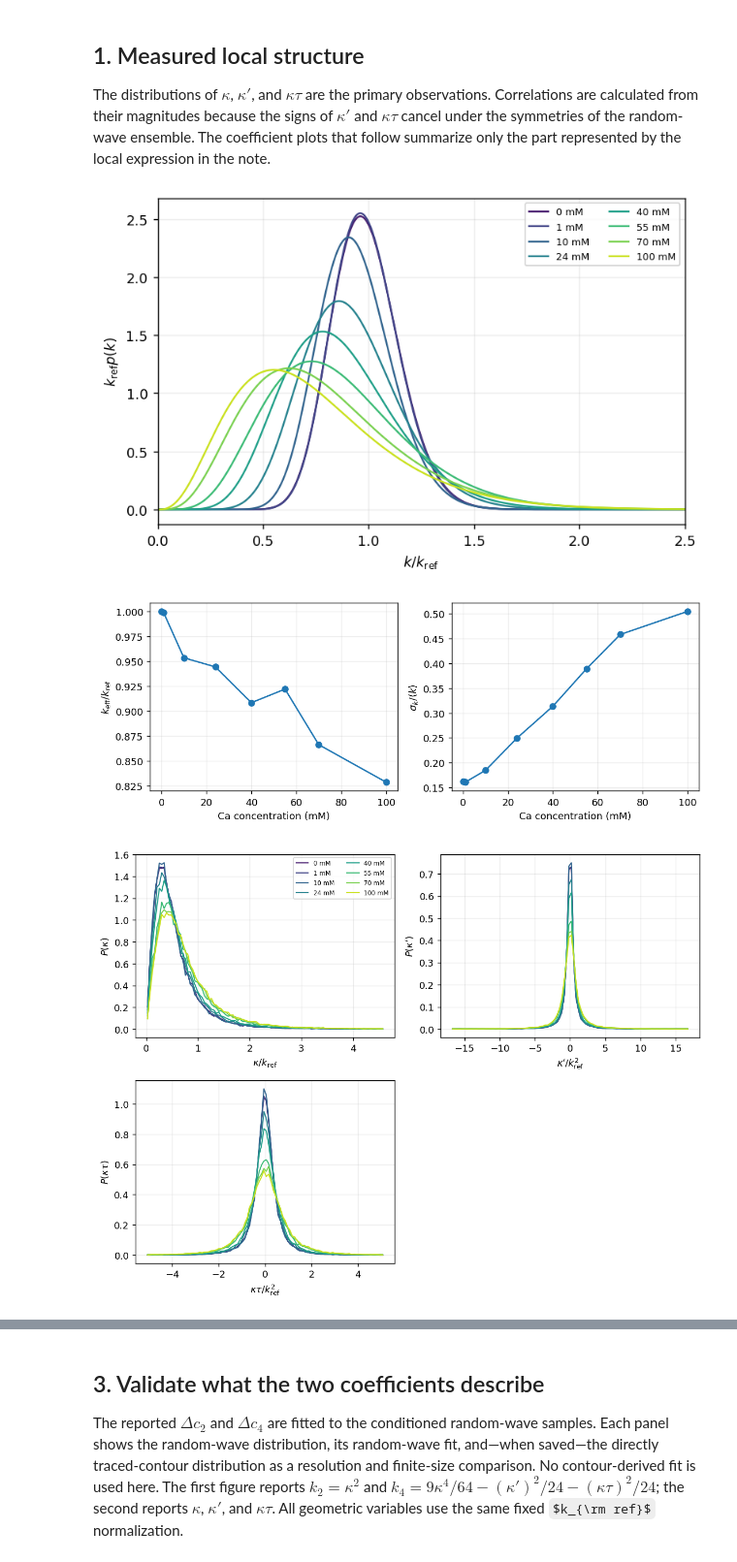
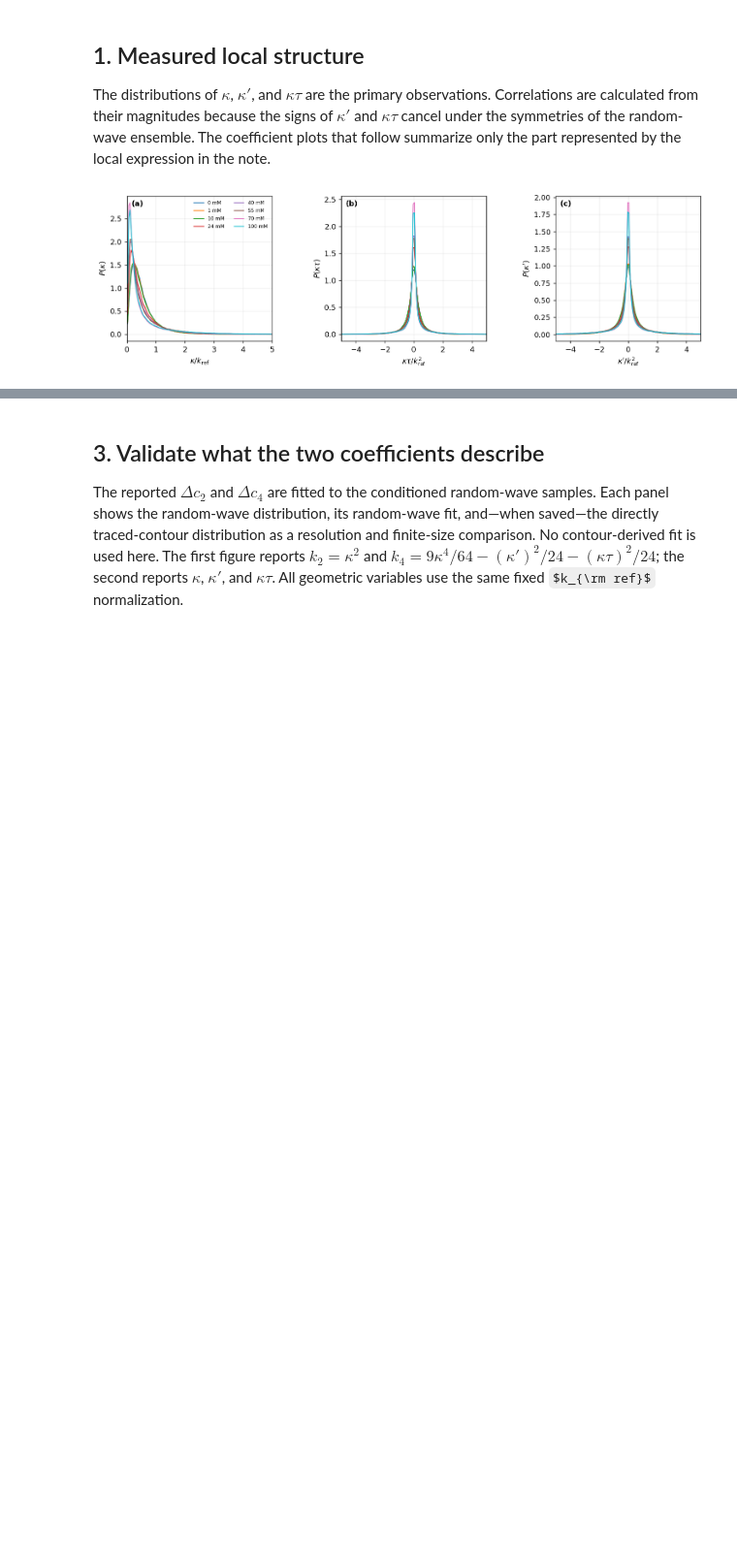
Before and after one commit to ch-tung/Randomwave_ML, a Jupyter notebook: randomcxl/smpl/curvefit/cf_ca_interaction_results.ipynb, the cells around one changed output, grey strips where cells are left out. Shown at 97% size. Drawn from its saved outputs; the diff is of its cells as text; code cells hidden in the pictures; some formulas as TeX source; blank space fills up the shorter version.

Commit message:
Extend relative interaction analysis

```diff
--- a/randomcxl/smpl/curvefit/cf_ca_interaction_results.ipynb
+++ b/randomcxl/smpl/curvefit/cf_ca_interaction_results.ipynb
@@ -162,42 +233,22 @@ anisotropic geometry disabled
 
 The distributions of $\kappa$, $\kappa'$, and $\kappa\tau$ are the primary observations. Correlations are calculated from their magnitudes because the signs of $\kappa'$ and $\kappa\tau$ cancel under the symmetries of the random-wave ensemble. The coefficient plots that follow summarize only the part represented by the local expression in the note.
 # %%
-reduced_k = np.linspace(0.001, 2.5, 600)
-fig, axis = plt.subplots(figsize=(6.2, 4.0))
-for color,concentration,condition_k_eff,condition_width in zip(colors,salt,k_eff,r_sigma_k):
-    reduced_density = k_ref*interaction.gamma_radial_density(reduced_k*k_ref, condition_k_eff, condition_width)
-    axis.plot(reduced_k, reduced_density, color=color, lw=1.3, label=f"{concentration:g} mM")
-axis.set(xlabel=r"$k/k_{\rm ref}$", ylabel=r"$k_{\rm ref}p(k)$", xlim=(0,2.5))
-axis.legend(fontsize=7, ncol=2)
-fig.tight_layout(); fig.savefig(OUTPUT_DIR / "radial_spectrum_systematic_change.png"); plt.show()
-fig, axes = plt.subplots(1, 2, figsize=(8.8, 3.4), sharex=True)
-axes[0].plot(salt, k_eff/k_ref, marker="o")
-axes[1].plot(salt, r_sigma_k, marker="o")
-axes[0].set(xlabel="Ca concentration (mM)", ylabel=r"$k_{\rm eff}/k_{\rm ref}$")
-axes[1].set(xlabel="Ca concentration (mM)", ylabel=r"$\sigma_k/\langle k\rangle$")
-fig.tight_layout(); fig.savefig(OUTPUT_DIR / "radial_spectrum_parameter_changes.png"); plt.show()
-
 if structure_histogram_rows:
-    fig, axes = plt.subplots(2, 2, figsize=(9.2, 6.8))
-    structure_specs = (("kappa", r"$\kappa/k_{\rm ref}$", r"$P(\kappa)$"), ("kappa_prime", r"$\kappa'/k_{\rm ref}^2$", r"$P(\kappa')$"), ("kappa_tau", r"$\kappa\tau/k_{\rm ref}^2$", r"$P(\kappa\tau)$"))
-    for axis, (variable, xlabel, ylabel) in zip(axes.flat, structure_specs):
+    fig, axes = plt.subplots(1, 3, figsize=(12.0, 3.5))
+    structure_specs = (("kappa", r"$\kappa/k_{\rm ref}$", r"$P(\kappa)$"), ("kappa_tau", r"$\kappa\tau/k_{\rm ref}^2$", r"$P(\kappa\tau)$"), ("kappa_prime", r"$\kappa'/k_{\rm ref}^2$", r"$P(\kappa')$"))
+    for axis, (variable, xlabel, ylabel) in zip(axes, structure_specs):
         for color, concentration in zip(colors, salt):
-            rows = [row for row in structure_histogram_rows if float(row["concentration_mM"]) == concentration and row["variable"] == variable]
-            axis.plot([float(row["coordinate"]) for row in rows], [float(row["density"]) for row in rows], color=color, lw=1.2, label=f"{concentration:g} mM")
-        axis.set(xlabel=xlabel, ylabel=ylabel)
-    axes[0,0].legend(fontsize=6.5, ncol=2)
-    axes[1,1].remove()
-    fig.tight_layout(); fig.savefig(OUTPUT_DIR / "measured_local_structure_distributions.png"); plt.show()
-if structure_correlation_rows:
-    correlation_by_salt = {float(row["concentration_mM"]): row for row in structure_correlation_rows}
-    fig, axis = plt.subplots(figsize=(6.2, 3.8))
-    for column, label in (("corr_kappa_kappa_prime", r"$|\kappa|$ with $|\kappa'|$"), ("corr_kappa_kappa_tau", r"$|\kappa|$ with $|\kappa\tau|$"), ("corr_kappa_prime_kappa_tau", r"$|\kappa'|$ with $|\kappa\tau|$")):
-        axis.plot(salt, [float(correlation_by_salt[float(value)][column]) for value in salt], marker="o", label=label)
-    axis.axhline(0.0, color="k", lw=0.7)
-    axis.set(xlabel="Ca concentration (mM)", ylabel="correlation of magnitudes", ylim=(-1.05,1.05))
-    axis.legend(fontsize=7)
-    fig.tight_layout(); fig.savefig(OUTPUT_DIR / "measured_local_structure_correlations.png"); plt.show()
+            measured_rows = [row for row in structure_histogram_rows if float(row["concentration_mM"]) == concentration and row["variable"] == variable]
+            measured_coordinate = np.asarray([float(row["coordinate"]) for row in measured_rows])
+            measured_density = np.asarray([float(row["density"]) for row in measured_rows])
+            axis.plot(measured_coordinate, measured_density, color=color, lw=1.15, label=f"{concentration:g} mM")
+        axis.set(xlabel=xlabel, ylabel=ylabel, xlim=LOCAL_STRUCTURE_HISTOGRAM_RANGES[variable])
+    for axis, panel_label in zip(axes, ("(a)", "(b)", "(c)")):
+        axis.set_box_aspect(1)
+        axis.text(0.03, 0.97, panel_label, transform=axis.transAxes, ha="left", va="top", fontweight="bold")
+    axes[0].legend(loc="upper right", ncol=2, fontsize=6.5, frameon=False)
+    fig.tight_layout()
+    fig.savefig(OUTPUT_DIR / "fundamental_kappa_kappatau_kappaprime_distributions.png", bbox_inches="tight")
+    plt.show()
 # %% [output]
-[figure, old version]
+[figure, new version]
-[figure, removed]
-[figure, removed]
```
Also changed, not shown: parts of 14 cells of this notebook, 2 other files.
